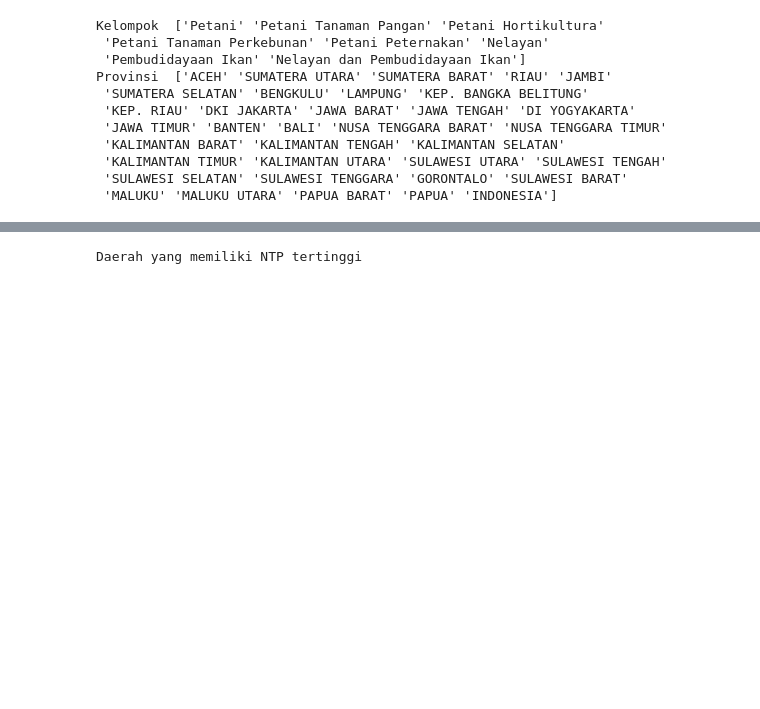
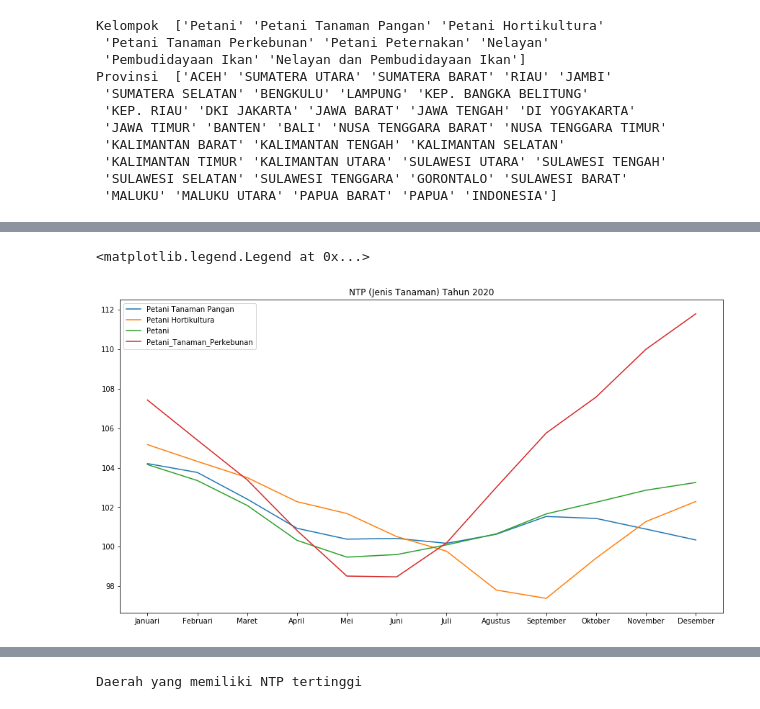
Before and after one commit to IanNarsa/iannarsa.github.io, a Jupyter notebook: pertanian/NTP.ipynb, the cells around one changed output, grey strips where cells are left out. Saved outputs shown, nothing was run; the diff lists cells and outputs as text; code cells hidden in the pictures; blank space fills up the shorter version.

```diff
--- a/pertanian/NTP.ipynb
+++ b/pertanian/NTP.ipynb
@@ -98,0 +174,17 @@ dfPProv.drop(columns="Tahunan").describe()
+# %%
+myData = data[data["Provinsi"]=="INDONESIA"].drop(["Tahunan", "Provinsi"], axis=1).set_index("Kelompok").T
+# %%
+tamp = myData.apply(lambda x: x.str.replace(',','.')).astype(float).replace(np.nan, 0).rename(columns=lambda x: re.sub(' ','_',x))
+# %%
+# Grafik Jenis Usaha Pertanian / Perkebunan
+
+plt.figure(figsize=(15,8))
+plt.title('NTP (Jenis Tanaman) Tahun 2020')
+plt.plot(tamp.index, tamp["Petani_Tanaman_Pangan"], label = "Petani Tanaman Pangan")
+plt.plot(tamp.index, tamp["Petani_Hortikultura"], label = "Petani Hortikultura")
+plt.plot(tamp.index, tamp["Petani"], label = "Petani")
+plt.plot(tamp.index, tamp["Petani_Tanaman_Perkebunan"], label = "Petani_Tanaman_Perkebunan")
+plt.legend()
+# %% [output]
+<matplotlib.legend.Legend at 0x...>
+[figure, added]
```
Also changed, not shown: parts of 26 cells of this notebook.
